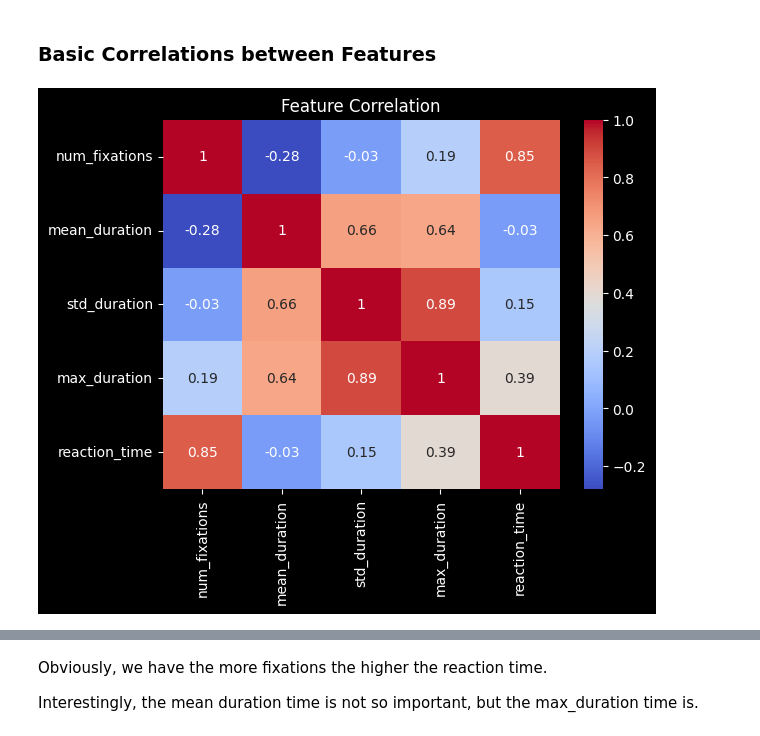
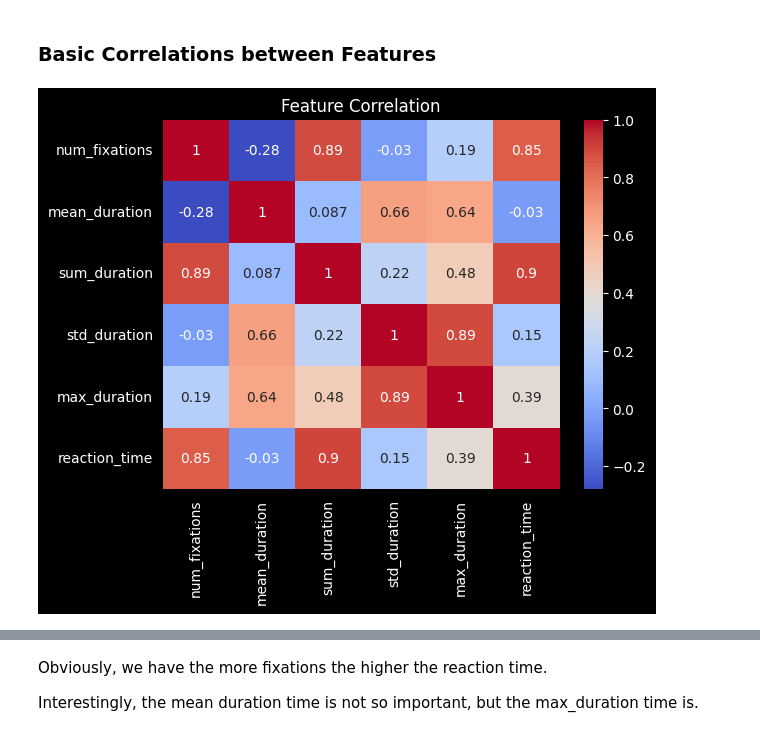
Before and after one commit to robin-szy/Reaction-Time-Prediction, a Jupyter notebook: data_exploration.ipynb, the cells around one changed output, grey strips where cells are left out. Saved outputs shown, nothing was run; the diff lists cells and outputs as text; code cells hidden in the pictures.

```diff
--- a/data_exploration.ipynb
+++ b/data_exploration.ipynb
@@ -179,0 +220,42 @@ plt.show()
+# %%
+feature_store = {
+    "dx": [],
+    "dy": [],
+    "dist": [],
+    "angle_sin": [],
+    "angle_cos": [],
+    "dangle": [],
+}
+
+for path in scanpaths:
+    df = load_csv(path)
+
+    x = df["FPOGX"].values.astype(np.float32)
+    y = df["FPOGY"].values.astype(np.float32)
+
+    dx = np.diff(x, prepend=x[0])
+    dy = np.diff(y, prepend=y[0])
+
+    dist = np.sqrt(dx**2 + dy**2)
+
+    angle = np.arctan2(dy, dx)
+    angle_sin = np.sin(angle)
+    angle_cos = np.cos(angle)
+
+    # Unwrap to avoid heavy jumps like from +pi to -pi. Unwrapped goes smoothly around.
+    angle_unwrapped = np.unwrap(angle)
+    dangle = np.diff(angle_unwrapped, prepend=angle_unwrapped[0])
+
+    feature_store["dx"].extend(dx)
+    feature_store["dy"].extend(dy)
+    feature_store["dist"].extend(dist)
+    feature_store["angle_sin"].extend(angle_sin)
+    feature_store["angle_cos"].extend(angle_cos)
+    feature_store["dangle"].extend(dangle)
+
+for feature_name, values in feature_store.items():
+    plt.figure(figsize=(6,4))
+    sns.histplot(values, bins=100, kde=True)
+    plt.title(f"{feature_name} Distribution")
+    plt.xlabel(feature_name)
+    plt.show()
@@ -196,6 +305,7 @@ for path in scanpaths:
     features.append([
         len(df),                      # number of fixations
         df["FPOGD"].mean(),
+        df["FPOGD"].sum(),
         df["FPOGD"].std(),
         df["FPOGD"].max(),
     ])
@@ -206,17 +316,18 @@ targets = np.array(targets)
 # %%
 df_feat = pd.DataFrame(features, columns=[
     "num_fixations",
     "mean_duration",
+    "sum_duration",
     "std_duration",
     "max_duration"
 ])
 df_feat["reaction_time"] = targets
 
 sns.heatmap(df_feat.corr(), annot=True, cmap="coolwarm")
 plt.title("Feature Correlation")
 plt.show()
 # %% [output]
-[figure, old version]
+[figure, new version]
 # %%
 plt.figure(figsize=(5,5))
 hb = plt.hexbin(df_feat["num_fixations"], df_feat["reaction_time"], gridsize=30, cmap='viridis')
```
Also changed, not shown: parts of 51 cells of this notebook, 3 other files.
